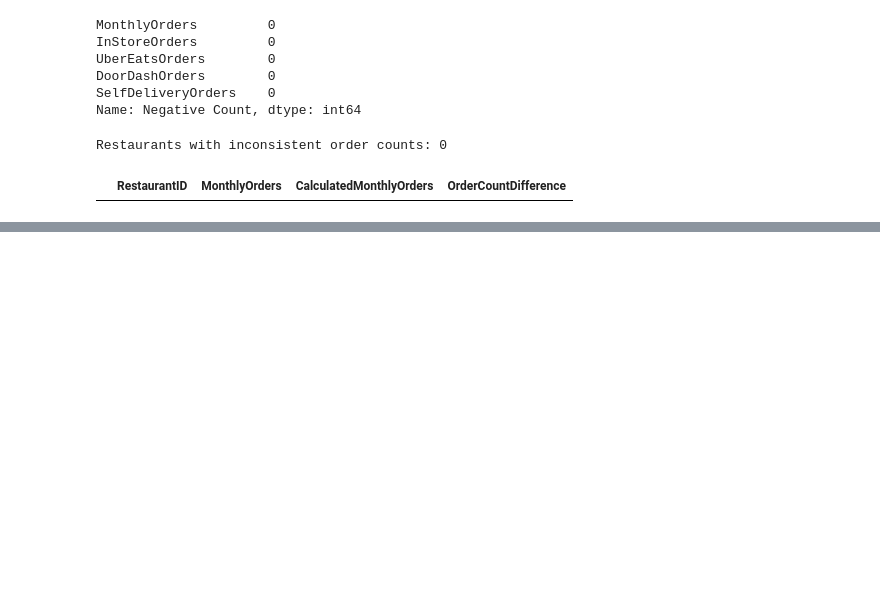
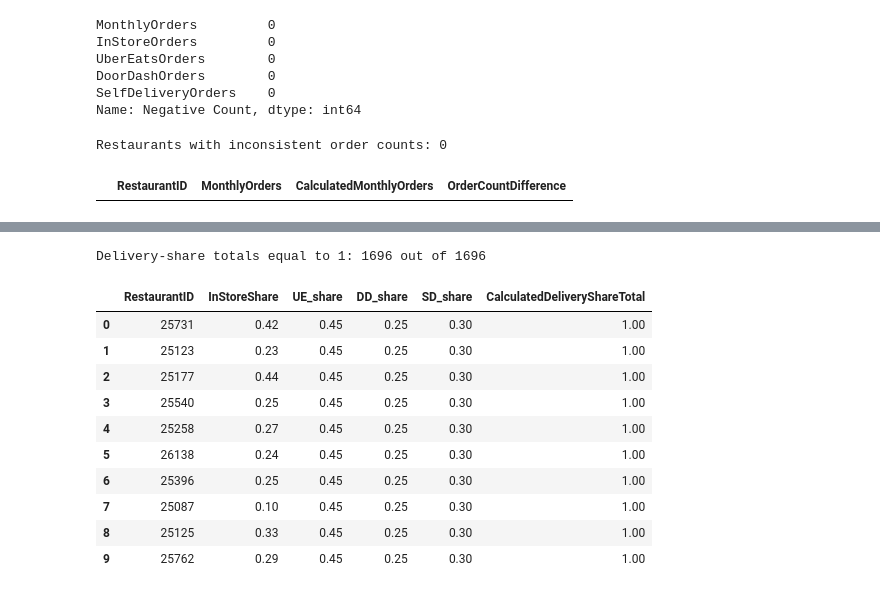
Before and after one commit to shivani1707s/restaurant-profitability-ml, a Jupyter notebook: notebooks/data_understanding.ipynb, the cells around one changed output, grey strips where cells are left out. Drawn from its saved outputs; the diff is of its cells as text; code cells hidden in the pictures; blank space fills up the shorter version.

```diff
--- a/notebooks/data_understanding.ipynb
+++ b/notebooks/data_understanding.ipynb
@@ -152,0 +233,36 @@ Restaurants with inconsistent order counts: 0
+# %%
+delivery_share_cols = ["UE_share", "DD_share", "SD_share"]
+
+df["CalculatedDeliveryShareTotal"] = df[
+    delivery_share_cols
+].sum(axis=1)
+
+print(
+    "Delivery-share totals equal to 1:",
+    np.isclose(
+        df["CalculatedDeliveryShareTotal"], 1.0,
+        atol= 0.01
+    ).sum(),
+    "out of", len(df)
+)
+
+display(
+    df[[
+        "RestaurantID", "InStoreShare",
+        "UE_share", "DD_share", "SD_share",
+        "CalculatedDeliveryShareTotal"
+    ]].head(10)
+)
+# %% [output]
+Delivery-share totals equal to 1: 1696 out of 1696
+|  | RestaurantID | InStoreShare | UE_share | DD_share | SD_share | CalculatedDeliveryShareTotal |
+| 0 | 25731 | 0.42 | 0.45 | 0.25 | 0.30 | 1.00 |
+| 1 | 25123 | 0.23 | 0.45 | 0.25 | 0.30 | 1.00 |
+| 2 | 25177 | 0.44 | 0.45 | 0.25 | 0.30 | 1.00 |
+| 3 | 25540 | 0.25 | 0.45 | 0.25 | 0.30 | 1.00 |
+| 4 | 25258 | 0.27 | 0.45 | 0.25 | 0.30 | 1.00 |
+| 5 | 26138 | 0.24 | 0.45 | 0.25 | 0.30 | 1.00 |
+| 6 | 25396 | 0.25 | 0.45 | 0.25 | 0.30 | 1.00 |
+| 7 | 25087 | 0.10 | 0.45 | 0.25 | 0.30 | 1.00 |
+| 8 | 25125 | 0.33 | 0.45 | 0.25 | 0.30 | 1.00 |
+| 9 | 25762 | 0.29 | 0.45 | 0.25 | 0.30 | 1.00 |
```
Also changed, not shown: parts of 3 cells of this notebook.
